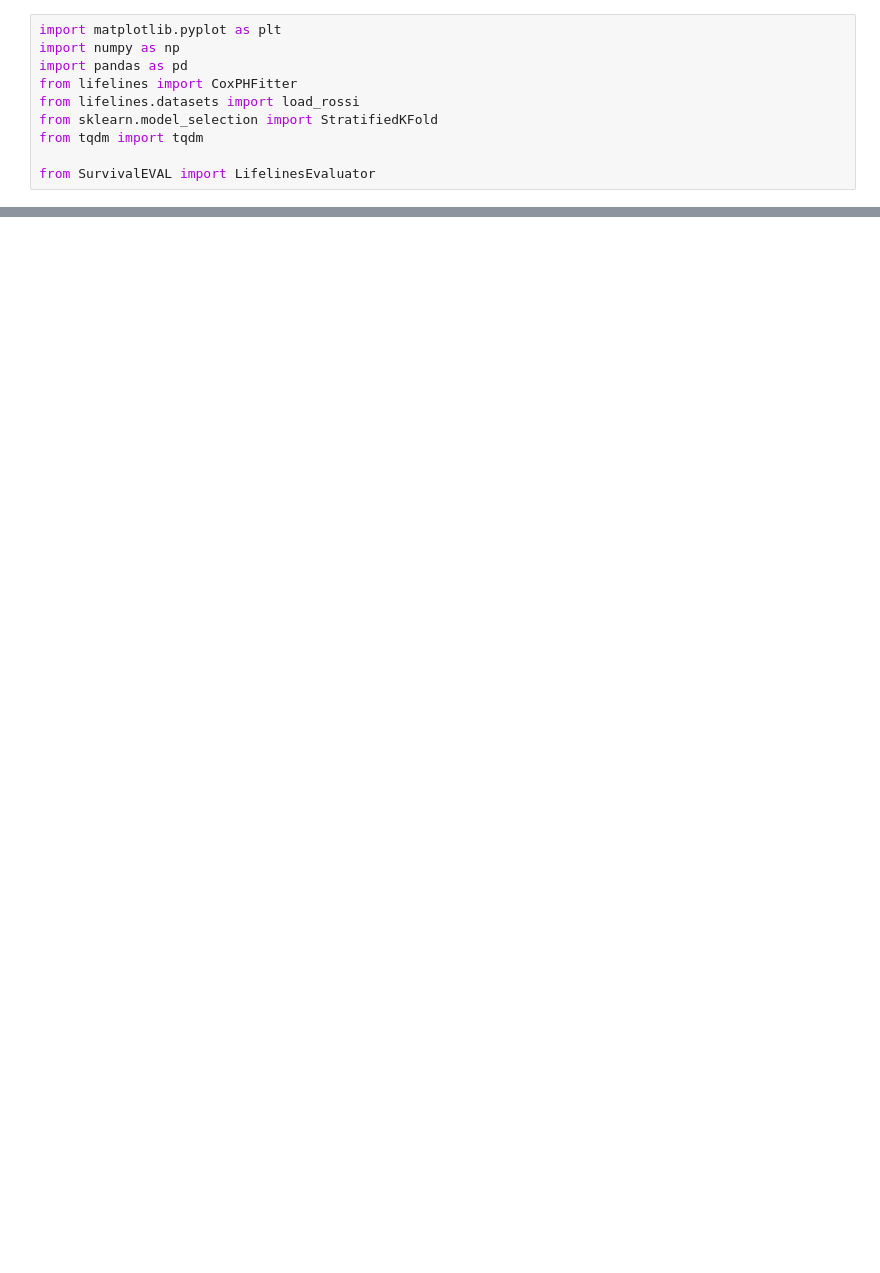
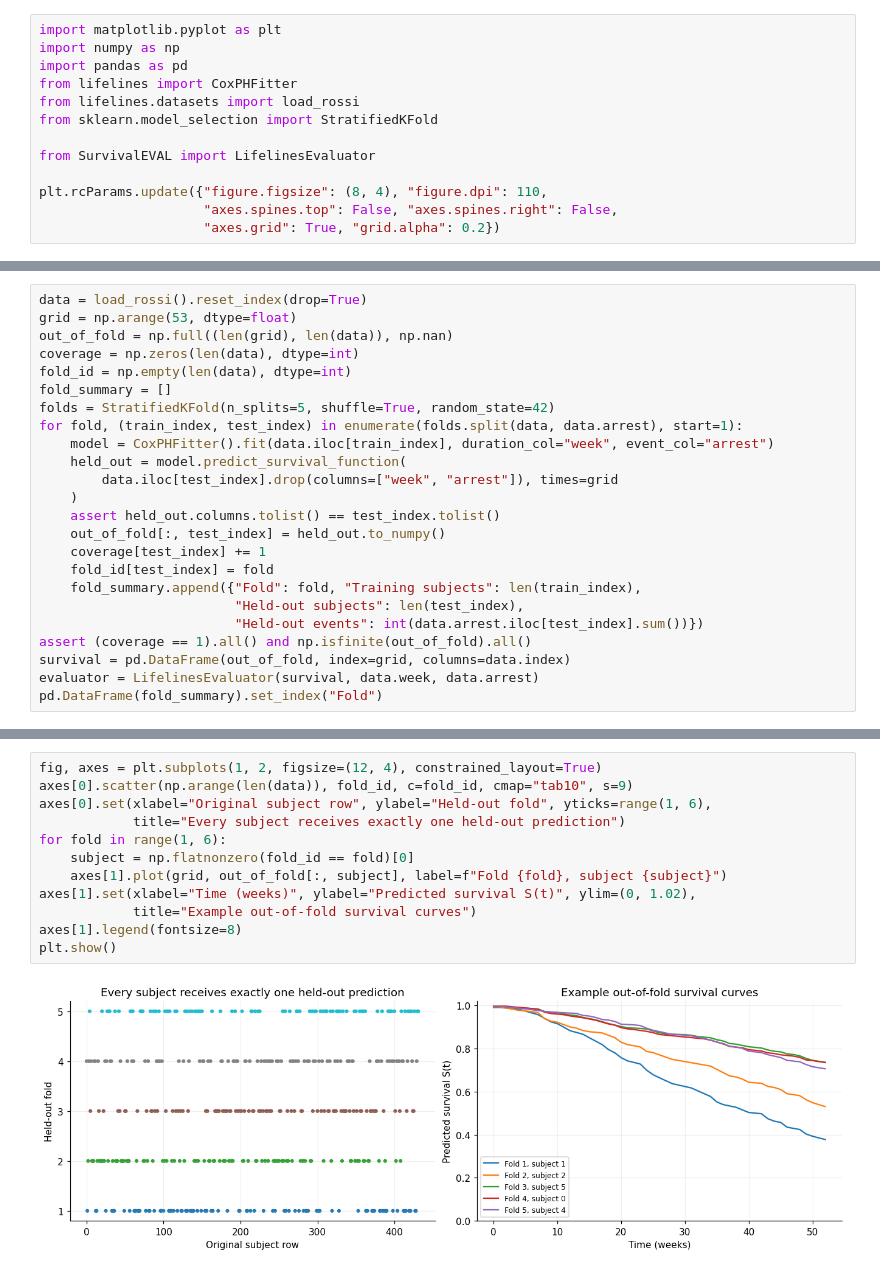
Before and after one commit to shi-ang/SurvivalEVAL, a Jupyter notebook: examples/Calibration_for_CrossValidation_Example.ipynb, the cells around one changed output, grey strips where cells are left out. Drawn from its saved outputs; the diff is of its cells as text; blank space fills up the shorter version.

Commit message:
Update examples in notebooks

```diff
--- a/examples/Calibration_for_CrossValidation_Example.ipynb
+++ b/examples/Calibration_for_CrossValidation_Example.ipynb
@@ -40,6 +24,9 @@ import pandas as pd
 from lifelines import CoxPHFitter
 from lifelines.datasets import load_rossi
 from sklearn.model_selection import StratifiedKFold
-from tqdm import tqdm
 
 from SurvivalEVAL import LifelinesEvaluator
+
+plt.rcParams.update({"figure.figsize": (8, 4), "figure.dpi": 110,
+                     "axes.spines.top": False, "axes.spines.right": False,
+                     "axes.grid": True, "grid.alpha": 0.2})
@@ -115,0 +40,24 @@ plt.show()
+# %%
+data = load_rossi().reset_index(drop=True)
+grid = np.arange(53, dtype=float)
+out_of_fold = np.full((len(grid), len(data)), np.nan)
+coverage = np.zeros(len(data), dtype=int)
+fold_id = np.empty(len(data), dtype=int)
+fold_summary = []
+folds = StratifiedKFold(n_splits=5, shuffle=True, random_state=42)
+for fold, (train_index, test_index) in enumerate(folds.split(data, data.arrest), start=1):
+    model = CoxPHFitter().fit(data.iloc[train_index], duration_col="week", event_col="arrest")
+    held_out = model.predict_survival_function(
+        data.iloc[test_index].drop(columns=["week", "arrest"]), times=grid
+    )
+    assert held_out.columns.tolist() == test_index.tolist()
+    out_of_fold[:, test_index] = held_out.to_numpy()
+    coverage[test_index] += 1
+    fold_id[test_index] = fold
+    fold_summary.append({"Fold": fold, "Training subjects": len(train_index),
+                         "Held-out subjects": len(test_index),
+                         "Held-out events": int(data.arrest.iloc[test_index].sum())})
+assert (coverage == 1).all() and np.isfinite(out_of_fold).all()
+survival = pd.DataFrame(out_of_fold, index=grid, columns=data.index)
+evaluator = LifelinesEvaluator(survival, data.week, data.arrest)
+pd.DataFrame(fold_summary).set_index("Fold")
@@ -115,0 +78,14 @@ plt.show()
+# %%
+fig, axes = plt.subplots(1, 2, figsize=(12, 4), constrained_layout=True)
+axes[0].scatter(np.arange(len(data)), fold_id, c=fold_id, cmap="tab10", s=9)
+axes[0].set(xlabel="Original subject row", ylabel="Held-out fold", yticks=range(1, 6),
+            title="Every subject receives exactly one held-out prediction")
+for fold in range(1, 6):
+    subject = np.flatnonzero(fold_id == fold)[0]
+    axes[1].plot(grid, out_of_fold[:, subject], label=f"Fold {fold}, subject {subject}")
+axes[1].set(xlabel="Time (weeks)", ylabel="Predicted survival S(t)", ylim=(0, 1.02),
+            title="Example out-of-fold survival curves")
+axes[1].legend(fontsize=8)
+plt.show()
+# %% [output]
+[figure, added]
```
Also changed, not shown: parts of 22 cells of this notebook, 8 other files.
